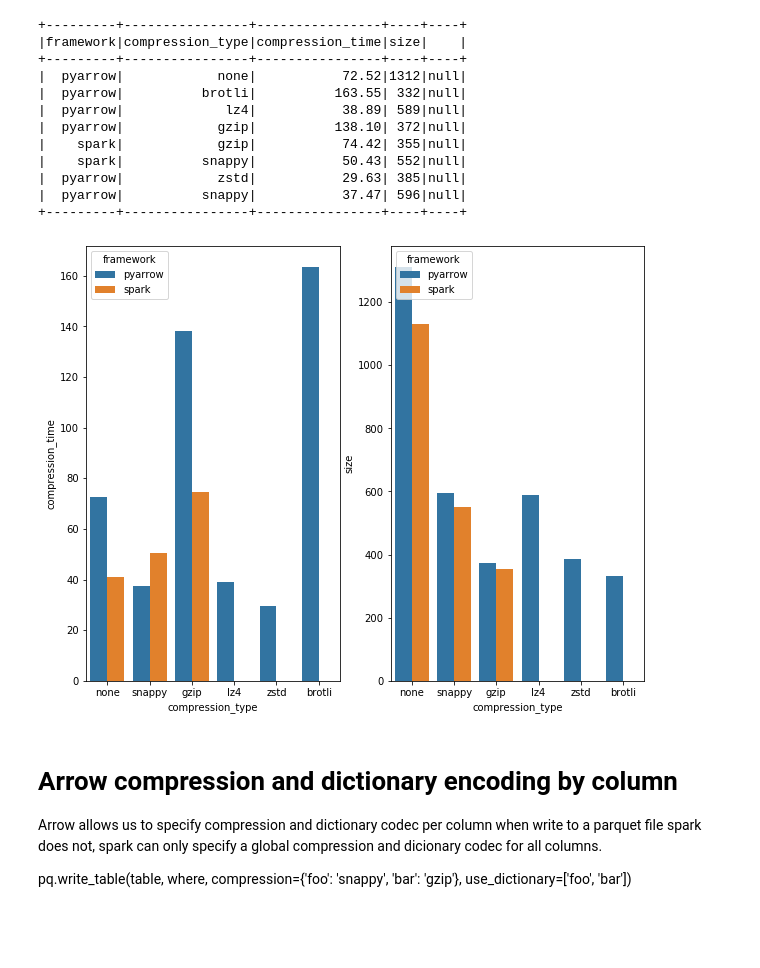
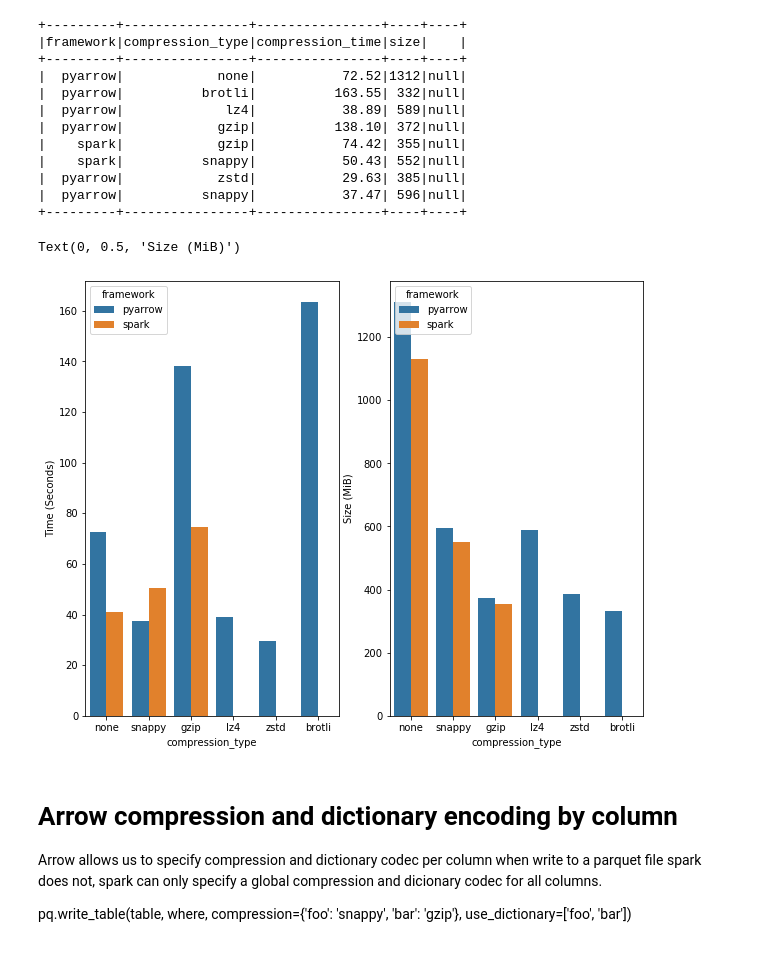
Before and after one commit to pengfei99/ParquetDataFormat, a Jupyter notebook: notebook/compatibility/SparkArrowCompression.ipynb, the cells around one changed output. Drawn from its saved outputs; the diff is of its cells as text; code cells hidden in the pictures.

```diff
--- a/notebook/compatibility/SparkArrowCompression.ipynb
+++ b/notebook/compatibility/SparkArrowCompression.ipynb
@@ -396,20 +398,23 @@ stats_df.show()
 # %%
 import seaborn as sns
 import matplotlib.pyplot as plt
 fig, ax = plt.subplots(1,2,figsize = (10,8))
 g_op = sns.barplot(
     data=stats_df.toPandas(),
     x="compression_type", y="compression_time", hue="framework",
     order=['none','snappy','gzip','lz4','zstd','brotli'], ax=ax[0]
 )
+g_op.set_ylabel("Time (Seconds)", fontsize = 10)
 
 g_op = sns.barplot(
     data=stats_df.toPandas(),
     x="compression_type", y="size", hue="framework",
     order=['none','snappy','gzip','lz4','zstd','brotli'], ax=ax[1]
 )
+g_op.set_ylabel("Size (MiB)", fontsize = 10)
 # %% [output]
+Text(0, 0.5, 'Size (MiB)')
-[figure, old version]
+[figure, new version]
 # %% [markdown]
 # Arrow compression and dictionary encoding by column
 Arrow allows us to specify compression and dictionary codec per column when write to a parquet file
```
Also changed, not shown: parts of 1 cell of this notebook.
